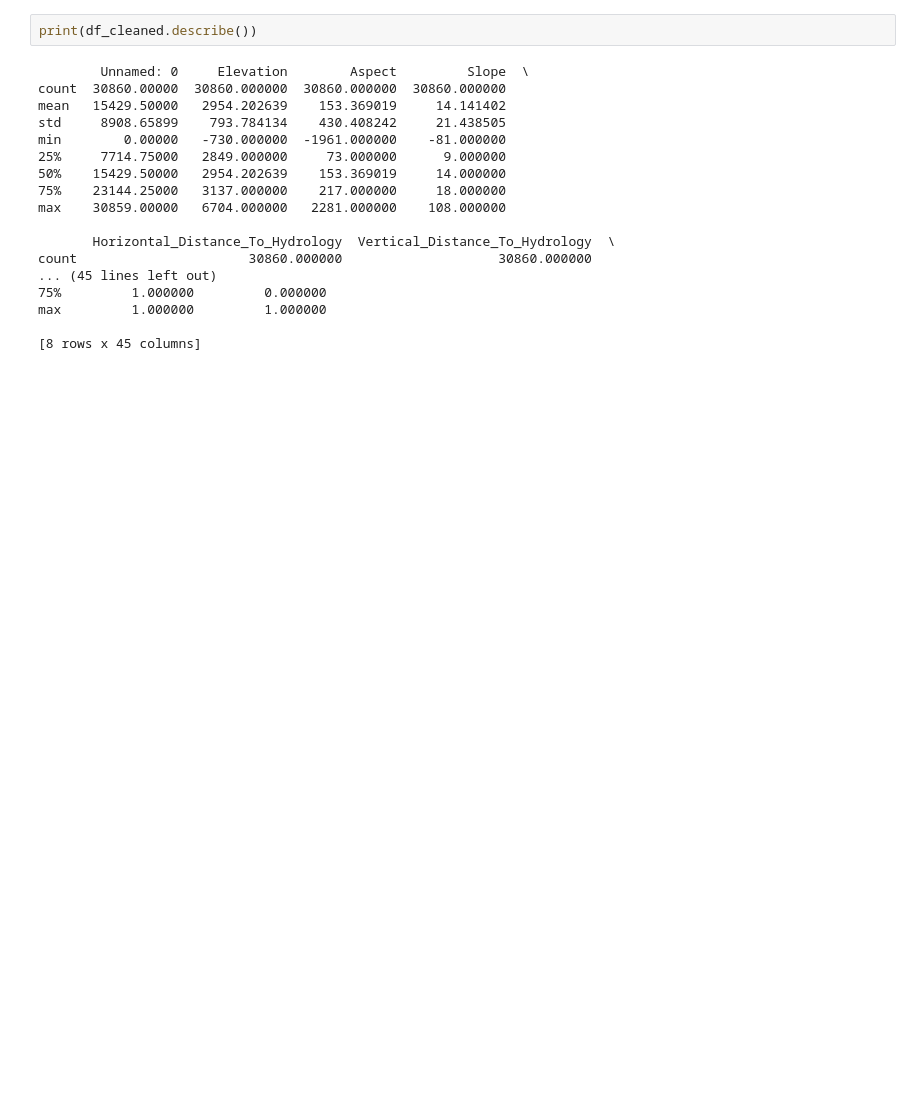
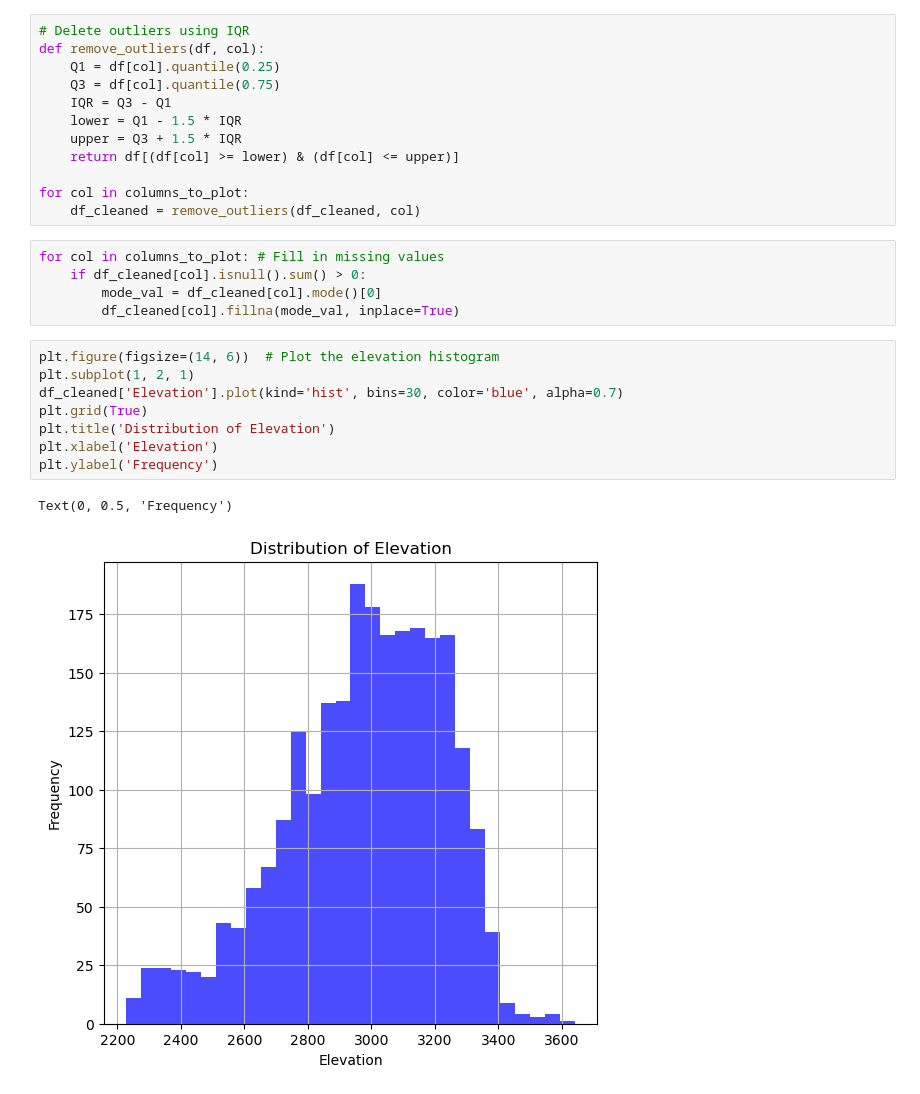
Before and after one commit to bonaparte233/COMP5310_Group50_A1, a Jupyter notebook: fzhu0880/fzhu0880_A1_Code.ipynb, the cells around one changed output. Cells and saved outputs as stored; diff of their text form; blank space fills up the shorter version.

```diff
--- a/fzhu0880/fzhu0880_A1_Code.ipynb
+++ b/fzhu0880/fzhu0880_A1_Code.ipynb
@@ -115,20 +106,28 @@ dtype: int64
+# %%
+# Delete outliers using IQR
+def remove_outliers(df, col):
+    Q1 = df[col].quantile(0.25)
+    Q3 = df[col].quantile(0.75)
+    IQR = Q3 - Q1
+    lower = Q1 - 1.5 * IQR
+    upper = Q3 + 1.5 * IQR
+    return df[(df[col] >= lower) & (df[col] <= upper)]
+
+for col in columns_to_plot:
+    df_cleaned = remove_outliers(df_cleaned, col)
+# %%
+for col in columns_to_plot: # Fill in missing values
+    if df_cleaned[col].isnull().sum() > 0:
+        mode_val = df_cleaned[col].mode()[0]
+        df_cleaned[col].fillna(mode_val, inplace=True)
 # %%
-print(df_cleaned.describe())
+plt.figure(figsize=(14, 6))  # Plot the elevation histogram
+plt.subplot(1, 2, 1)
+df_cleaned['Elevation'].plot(kind='hist', bins=30, color='blue', alpha=0.7)
+plt.grid(True)
+plt.title('Distribution of Elevation')
+plt.xlabel('Elevation')
+plt.ylabel('Frequency')
 # %% [output]
-        Unnamed: 0     Elevation        Aspect         Slope  \
-count  30860.00000  30860.000000  30860.000000  30860.000000
-mean   15429.50000   2954.202639    153.369019     14.141402
-std     8908.65899    793.784134    430.408242     21.438505
-min        0.00000   -730.000000  -1961.000000    -81.000000
-25%     7714.75000   2849.000000     73.000000      9.000000
-50%    15429.50000   2954.202639    153.369019     14.000000
-75%    23144.25000   3137.000000    217.000000     18.000000
-max    30859.00000   6704.000000   2281.000000    108.000000
-
-       Horizontal_Distance_To_Hydrology  Vertical_Distance_To_Hydrology  \
-count                      30860.000000                    30860.000000
-... (45 lines left out)
-75%         1.000000         0.000000
-max         1.000000         1.000000
-
-[8 rows x 45 columns]
+Text(0, 0.5, 'Frequency')
+[figure, added]
```
Also changed, not shown: parts of 9 cells of this notebook, 1 other file.
